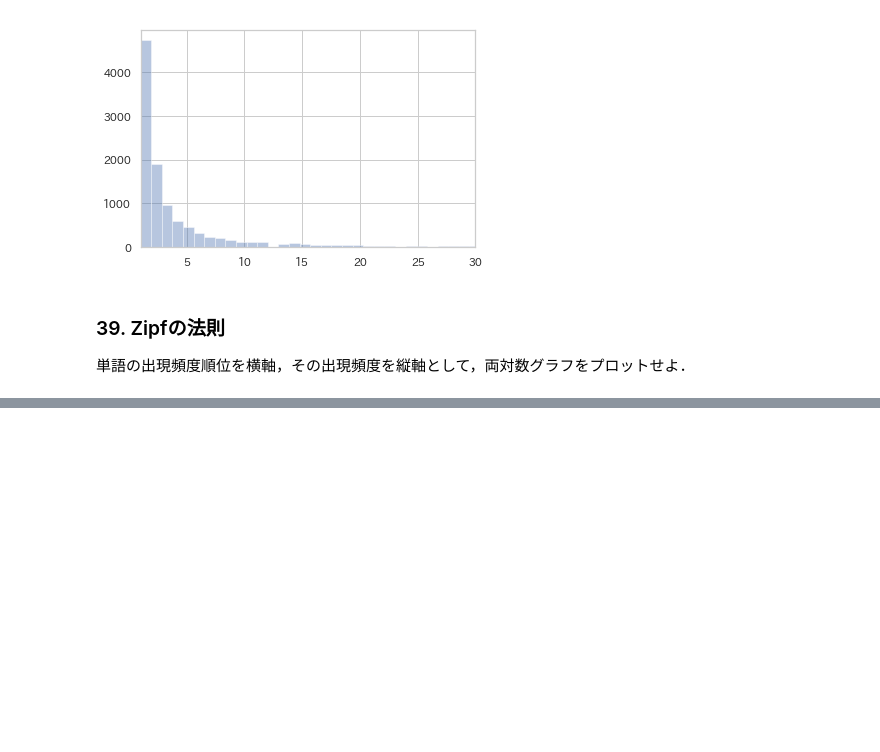
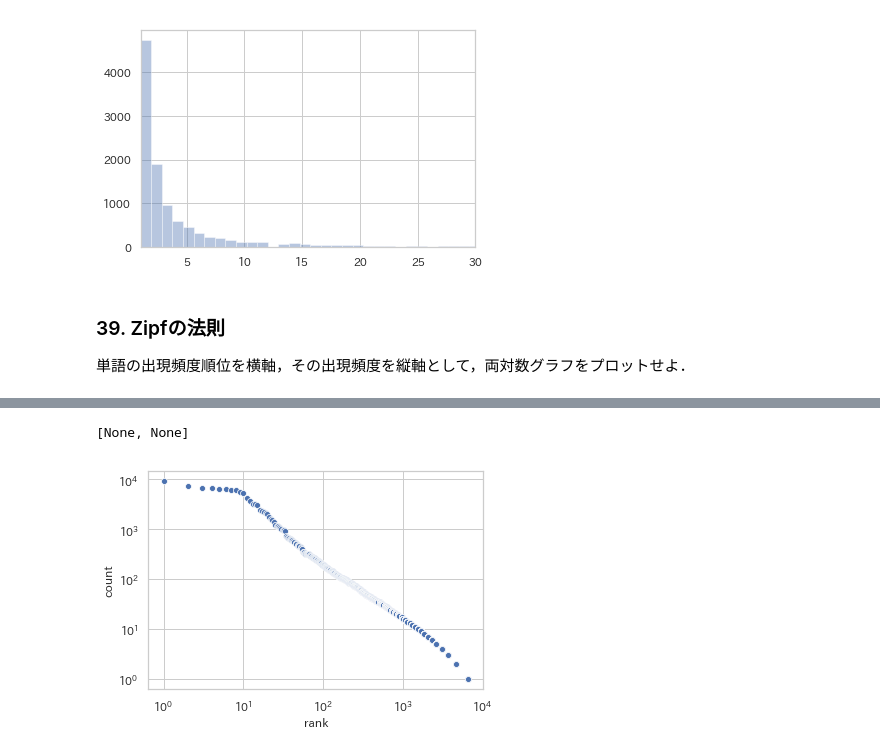
Before and after one commit to matsudo840/nlp100, a Jupyter notebook: Chap4.ipynb, the cells around one changed output, grey strips where cells are left out. Saved outputs shown, nothing was run; the diff lists cells and outputs as text; code cells hidden in the pictures; blank space fills up the shorter version.

```diff
--- a/Chap4.ipynb
+++ b/Chap4.ipynb
@@ -229,3 +229,7 @@ plt.xlim([1, 30])
 # %% [markdown]
 ### 39. Zipfの法則
 単語の出現頻度順位を横軸，その出現頻度を縦軸として，両対数グラフをプロットせよ．
+# %%
+df = pd.DataFrame(values_all, columns=['count'])
+# %%
+df['rank'] = df.rank(method='min', ascending=False)
@@ -231,0 +245,6 @@ plt.xlim([1, 30])
+# %%
+g = sns.scatterplot(x="rank", y="count", data=df)
+g.set(xscale="log", yscale="log")
+# %% [output]
+[None, None]
+[figure, added]
```
Also changed, not shown: parts of 1 cell of this notebook.
